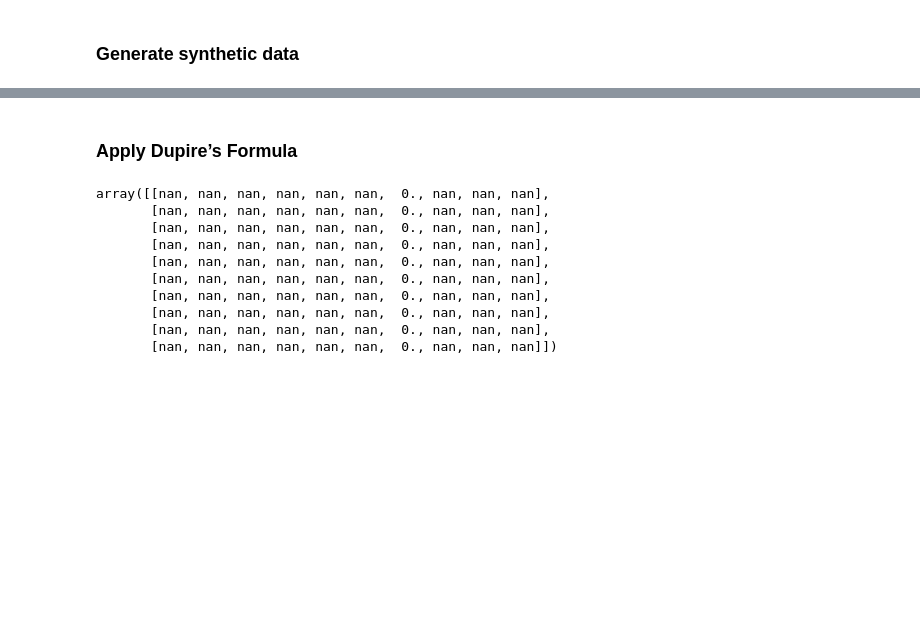
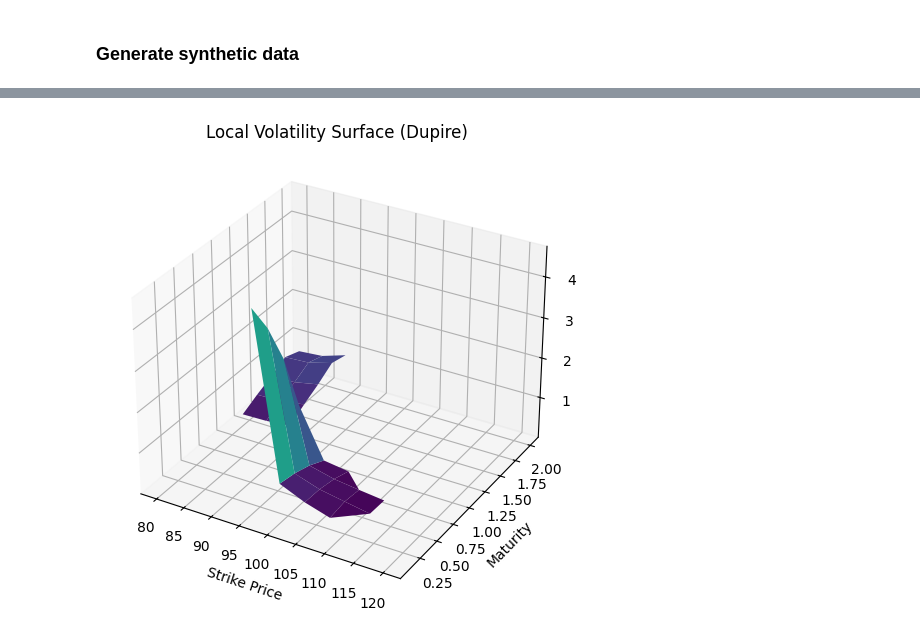
Before and after one commit to AnaQuant/QuantFinance, a Jupyter notebook: VolatilitySurface/Dupires local vol.ipynb, the cells around one changed output, grey strips where cells are left out. Cells and saved outputs as stored; diff of their text form; code cells hidden in the pictures; blank space fills up the shorter version.

```diff
--- a/VolatilitySurface/Dupires local vol.ipynb
+++ b/VolatilitySurface/Dupires local vol.ipynb
@@ -61,2 +66,0 @@ dC_dT, dC_dK, d2C_dK2 = compute_derivatives(market_call_prices, strikes, maturit
-# %% [markdown]
-### Apply Dupire’s Formula
@@ -81,13 +67,21 @@ local_vol_surface = compute_local_volatility(dC_dT, dC_dK, d2C_dK2, strikes, mat
-# %%
-local_vol_surface
-# %% [output]
-array([[nan, nan, nan, nan, nan, nan,  0., nan, nan, nan],
-       [nan, nan, nan, nan, nan, nan,  0., nan, nan, nan],
-       [nan, nan, nan, nan, nan, nan,  0., nan, nan, nan],
-       [nan, nan, nan, nan, nan, nan,  0., nan, nan, nan],
-       [nan, nan, nan, nan, nan, nan,  0., nan, nan, nan],
-       [nan, nan, nan, nan, nan, nan,  0., nan, nan, nan],
-       [nan, nan, nan, nan, nan, nan,  0., nan, nan, nan],
-       [nan, nan, nan, nan, nan, nan,  0., nan, nan, nan],
-       [nan, nan, nan, nan, nan, nan,  0., nan, nan, nan],
-       [nan, nan, nan, nan, nan, nan,  0., nan, nan, nan]])
+# %%
+# Example Usage
+strikes = np.linspace(80, 120, 10)
+maturities = np.linspace(0.1, 2, 10)
+# Example synthetic implied volatility surface
+implied_vol_surface = 0.2 + 0.05 * np.exp(-0.5 * (strikes[:, None] - 100)**2 / 50) * np.exp(-0.5 * maturities**2 / 0.5)
+
+local_vol_surface = compute_local_vol(implied_vol_surface, strikes, maturities)
+
+# Plot the local volatility surface
+X, Y = np.meshgrid(strikes, maturities)
+fig = plt.figure(figsize=(10, 6))
+ax = fig.add_subplot(111, projection='3d')
+ax.plot_surface(X, Y, local_vol_surface, cmap='viridis')
+ax.set_xlabel('Strike Price')
+ax.set_ylabel('Maturity')
+ax.set_zlabel('Local Volatility')
+ax.set_title('Local Volatility Surface (Dupire)')
+plt.show()
+# %% [output]
+[figure, added]
```
Also changed, not shown: parts of 8 cells of this notebook, 4 other files.
